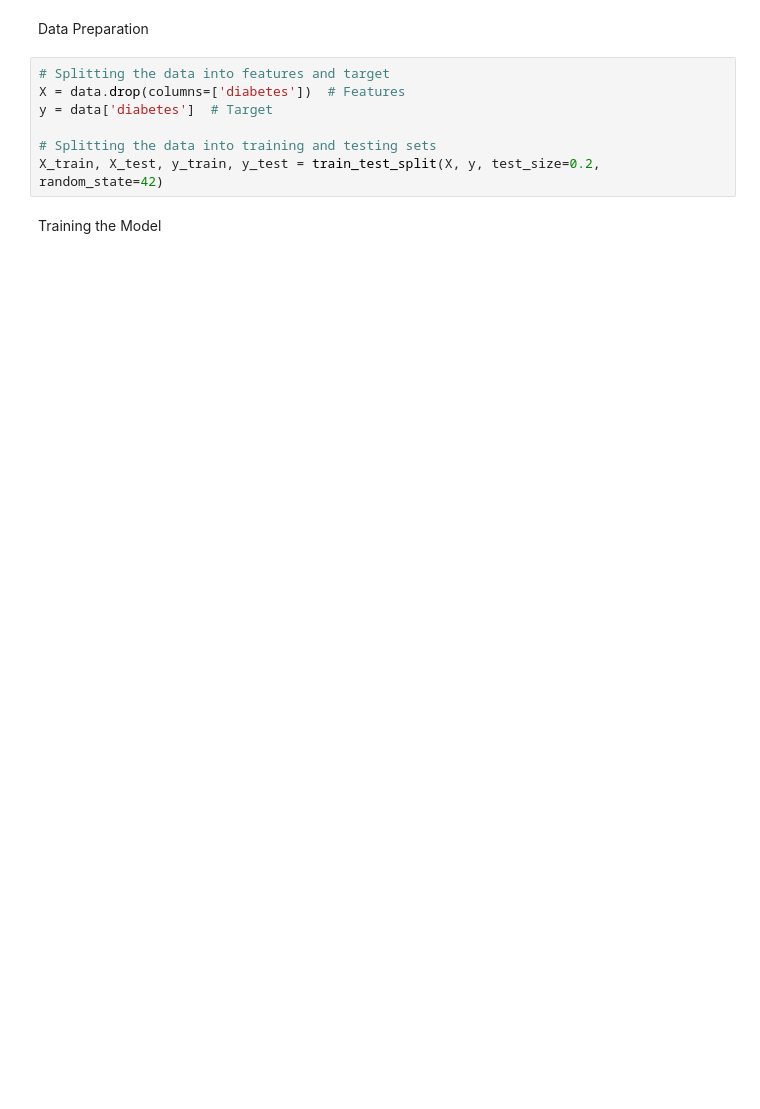
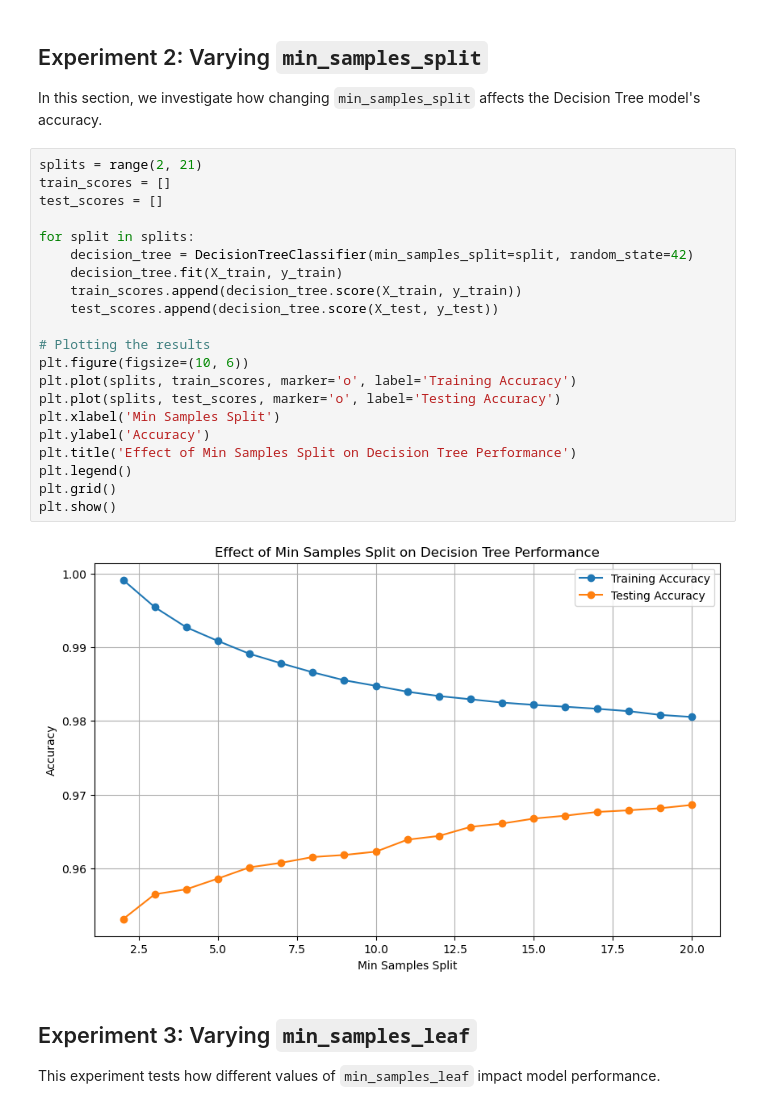
Before and after one commit to RajaATAli/CSCI365_481_Final_Project, a Jupyter notebook: notebooks/Decision_Tree_Model.ipynb, the cells around one changed output. Cells and saved outputs as stored; diff of their text form; blank space fills up the shorter version.

```diff
--- a/notebooks/Decision_Tree_Model.ipynb
+++ b/notebooks/Decision_Tree_Model.ipynb
@@ -20,12 +48,32 @@ data.head()
 # %% [markdown]
-Data Preparation
+## Experiment 2: Varying `min_samples_split`
+
+In this section, we investigate how changing `min_samples_split` affects the Decision Tree model's accuracy.
 # %%
-# Splitting the data into features and target
-X = data.drop(columns=['diabetes'])  # Features
-y = data['diabetes']  # Target
+splits = range(2, 21)
+train_scores = []
+test_scores = []
 
-# Splitting the data into training and testing sets
-X_train, X_test, y_train, y_test = train_test_split(X, y, test_size=0.2, random_state=42)
+for split in splits:
+    decision_tree = DecisionTreeClassifier(min_samples_split=split, random_state=42)
+    decision_tree.fit(X_train, y_train)
+    train_scores.append(decision_tree.score(X_train, y_train))
+    test_scores.append(decision_tree.score(X_test, y_test))
+
+# Plotting the results
+plt.figure(figsize=(10, 6))
+plt.plot(splits, train_scores, marker='o', label='Training Accuracy')
+plt.plot(splits, test_scores, marker='o', label='Testing Accuracy')
+plt.xlabel('Min Samples Split')
+plt.ylabel('Accuracy')
+plt.title('Effect of Min Samples Split on Decision Tree Performance')
+plt.legend()
+plt.grid()
+plt.show()
+# %% [output]
+[figure, added]
 # %% [markdown]
-Training the Model
+## Experiment 3: Varying `min_samples_leaf`
+
+This experiment tests how different values of `min_samples_leaf` impact model performance.
 # %%
```
Also changed, not shown: parts of 10 cells of this notebook, 1 other file.
